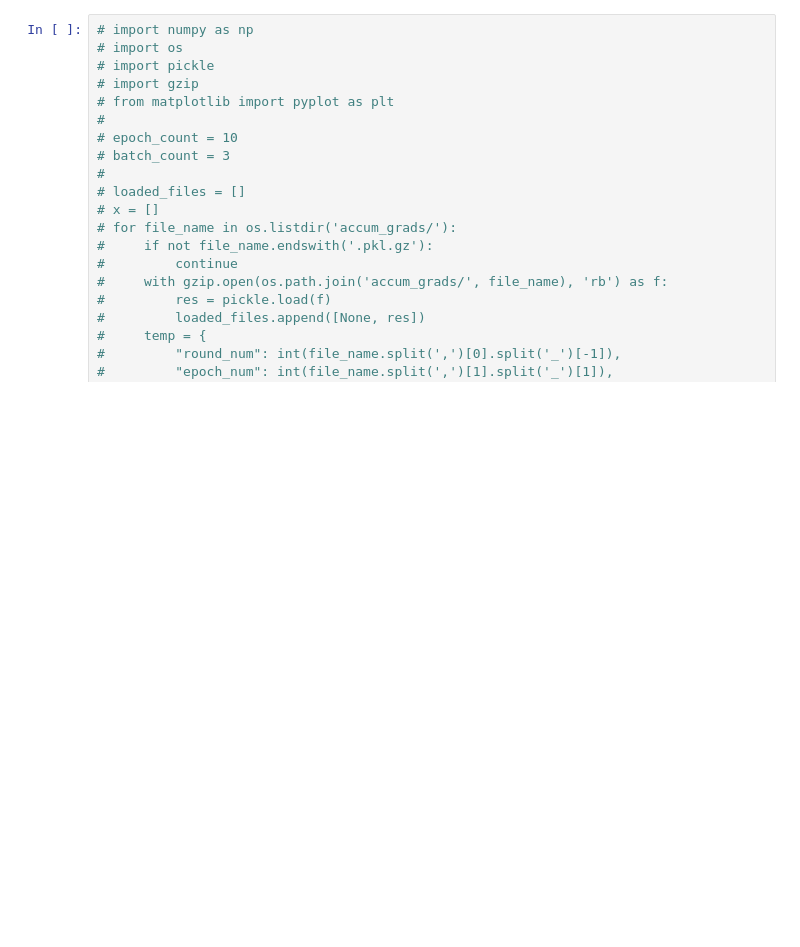
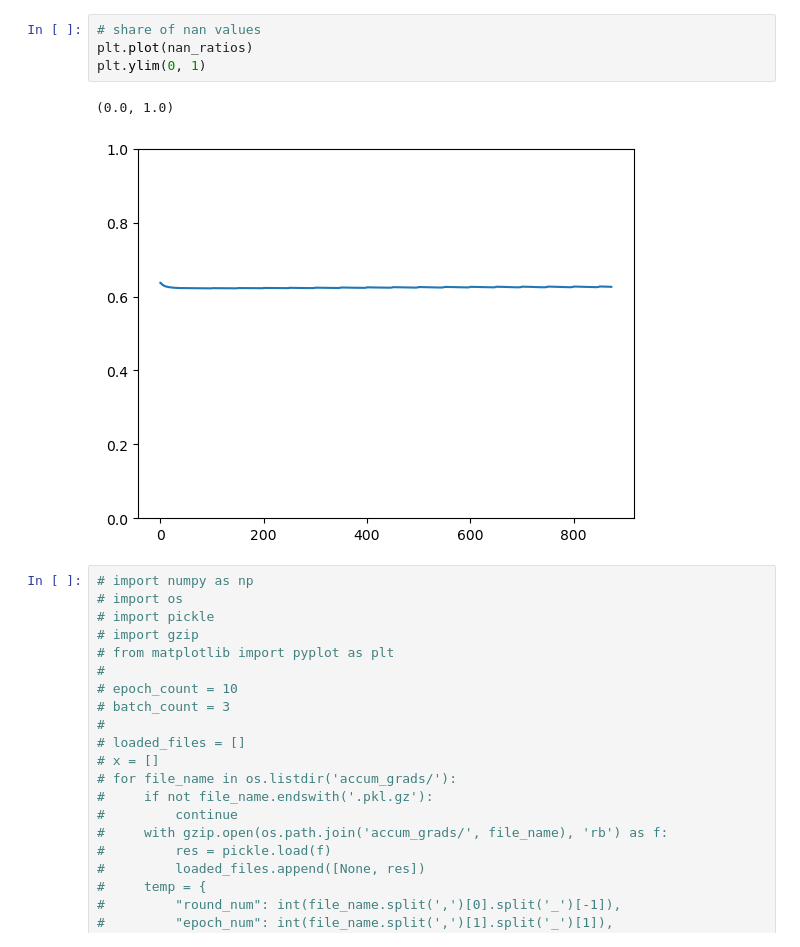
Before and after one commit to HosseinOutward/VUB-ACS-25_Thesis, a Jupyter notebook: experiments/acuum_grad_corr_SGD_resnet/SGD_at_comm_round_resnet_parameter_corr_between_worker_analysis.ipynb, the cells around one changed output. Cells and saved outputs as stored; diff of their text form; blank space fills up the shorter version.

```diff
--- a/experiments/acuum_grad_corr_SGD_resnet/SGD_at_comm_round_resnet_parameter_corr_between_worker_analysis.ipynb
+++ b/experiments/acuum_grad_corr_SGD_resnet/SGD_at_comm_round_resnet_parameter_corr_between_worker_analysis.ipynb
@@ -30,3 +33,10 @@ plt.show()
+# %%
+# share of nan values
+plt.plot(nan_ratios)
+plt.ylim(0, 1)
+# %% [output]
+(0.0, 1.0)
+[figure, added]
 # %%
 # import numpy as np
 # import os
```
Also changed, not shown: parts of 1 cell of this notebook, 3 other files.
